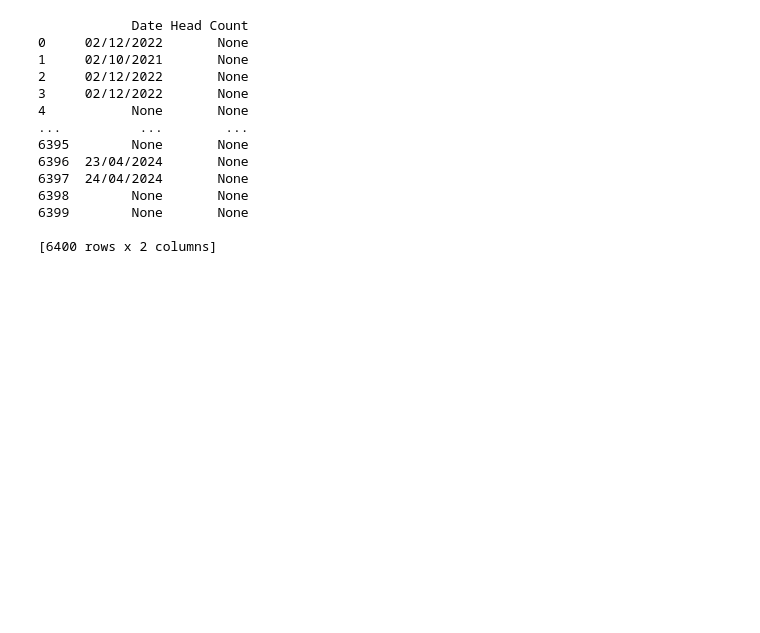
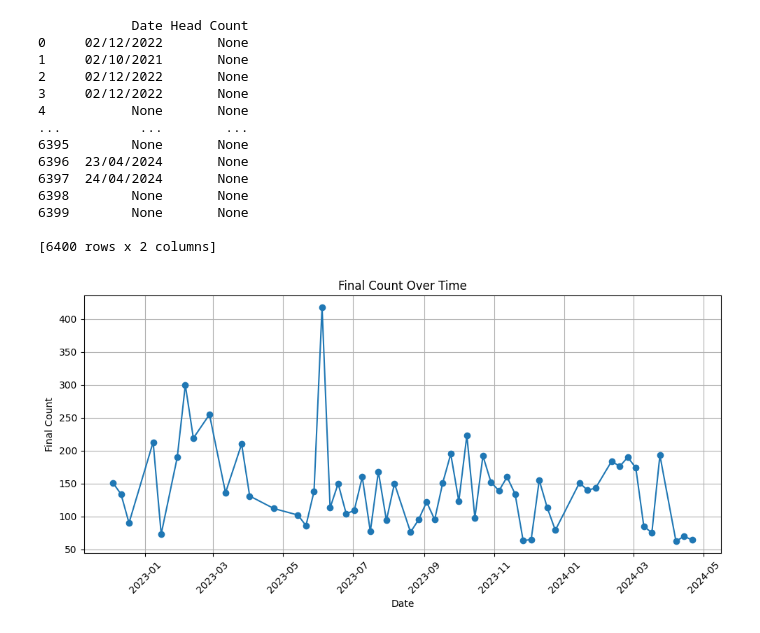
Before and after one commit to OlajideFemi/Data-Analysis-Projects, a Jupyter notebook: Sunday_attendance_analysis.ipynb, the cells around one changed output. Cells and saved outputs as stored; diff of their text form; code cells hidden in the pictures; blank space fills up the shorter version.

```diff
--- a/Sunday_attendance_analysis.ipynb
+++ b/Sunday_attendance_analysis.ipynb
@@ -973,3 +973,48 @@ df.to_csv('filter3.csv')
 6399        None       None
 
 [6400 rows x 2 columns]
+# %%
+import pandas as pd
+import matplotlib.pyplot as plt
+
+# Data provided by the user
+data = {
+    "Date": [
+        "04/12/2022", "11/12/2022", "18/12/2022", "08/01/2023", "15/01/2023", "29/01/2023", "05/02/2023",
+        "12/02/2023", "26/02/2023", "12/03/2023", "26/03/2023", "02/04/2023", "23/04/2023", "14/05/2023",
+        "21/05/2023", "28/05/2023", "04/06/2023", "11/06/2023", "18/06/2023", "25/06/2023", "02/07/2023",
+        "09/07/2023", "16/07/2023", "23/07/2023", "30/07/2023", "06/08/2023", "20/08/2023", "27/08/2023",
+        "03/09/2023", "10/09/2023", "17/09/2023", "24/09/2023", "01/10/2023", "08/10/2023", "15/10/2023",
+        "22/10/2023", "29/10/2023", "05/11/2023", "12/11/2023", "19/11/2023", "26/11/2023", "03/12/2023",
+        "10/12/2023", "17/12/2023", "24/12/2023", "14/01/2024", "21/01/2024", "28/01/2024", "11/02/2024",
+        "18/02/2024", "25/02/2024", "03/03/2024", "10/03/2024", "17/03/2024", "24/03/2024", "07/04/2024",
+        "14/04/2024", "21/04/2024"
+    ],
+    "Final count": [
+        151, 134, 90, 213, 73, 190, 300, 219, 255, 136, 210, 131, 112, 102, 86, 138, 418, 113, 150, 104, 109,
+        160, 77, 168, 94, 150, 76, 95, 122, 95, 151, 195, 123, 223, 98, 192, 152, 139, 160, 134, 63, 65, 155,
+        113, 79, 151, 140, 143, 184, 176, 190, 174, 85, 75, 193, 62, 70, 64
+    ]
+}
+
+# Create DataFrame
+df = pd.DataFrame(data)
+
+# Convert the Date column to datetime
+df['Date'] = pd.to_datetime(df['Date'], dayfirst=True)
+
+# Sort the DataFrame by Date
+df = df.sort_values('Date')
+
+# Plotting
+plt.figure(figsize=(10, 5))
+plt.plot(df['Date'], df['Final count'], marker='o', linestyle='-')
+plt.title('Final Count Over Time')
+plt.xlabel('Date')
+plt.ylabel('Final Count')
+plt.grid(True)
+plt.xticks(rotation=45)
+plt.tight_layout()
+plt.show()
+# %% [output]
+[figure, added]
```
